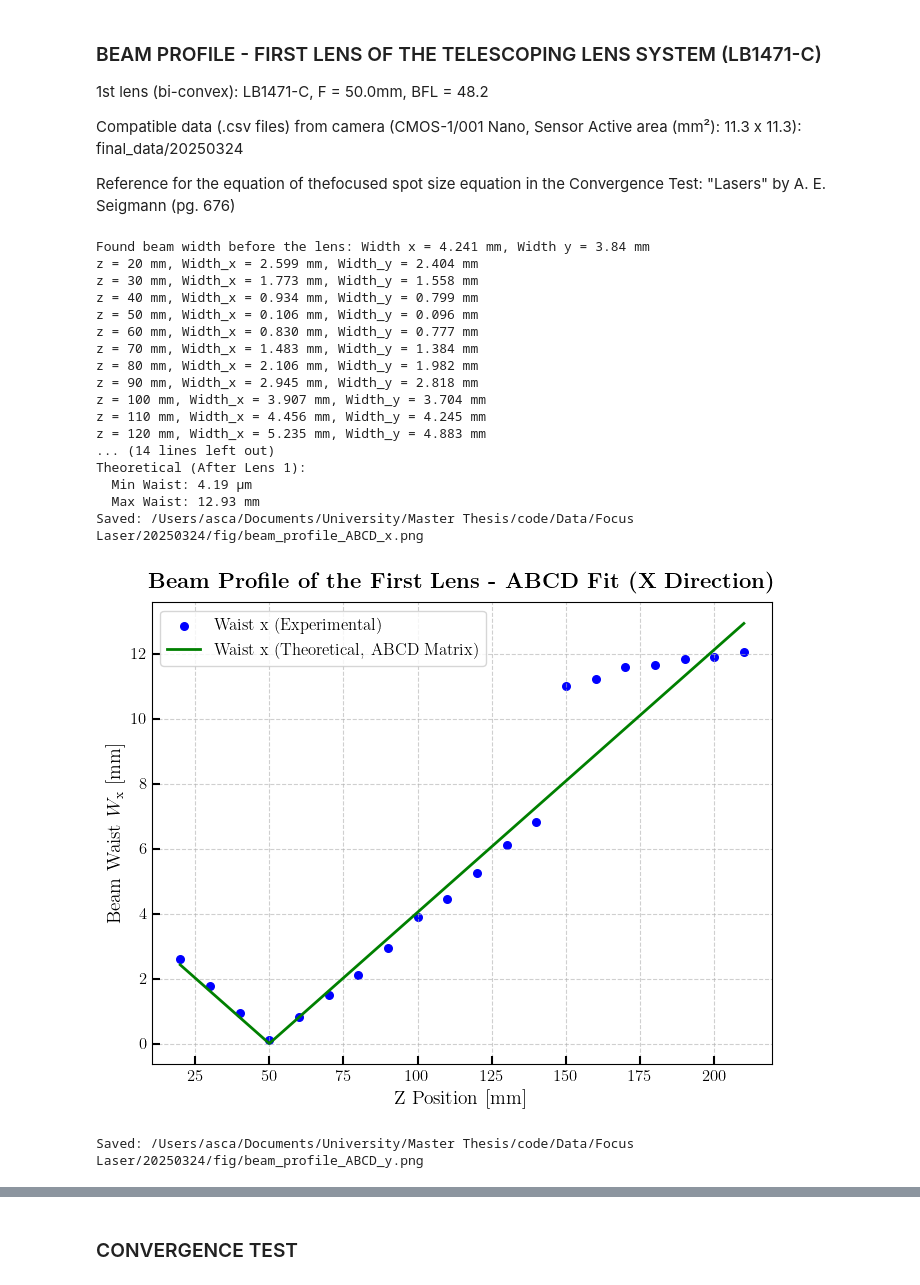
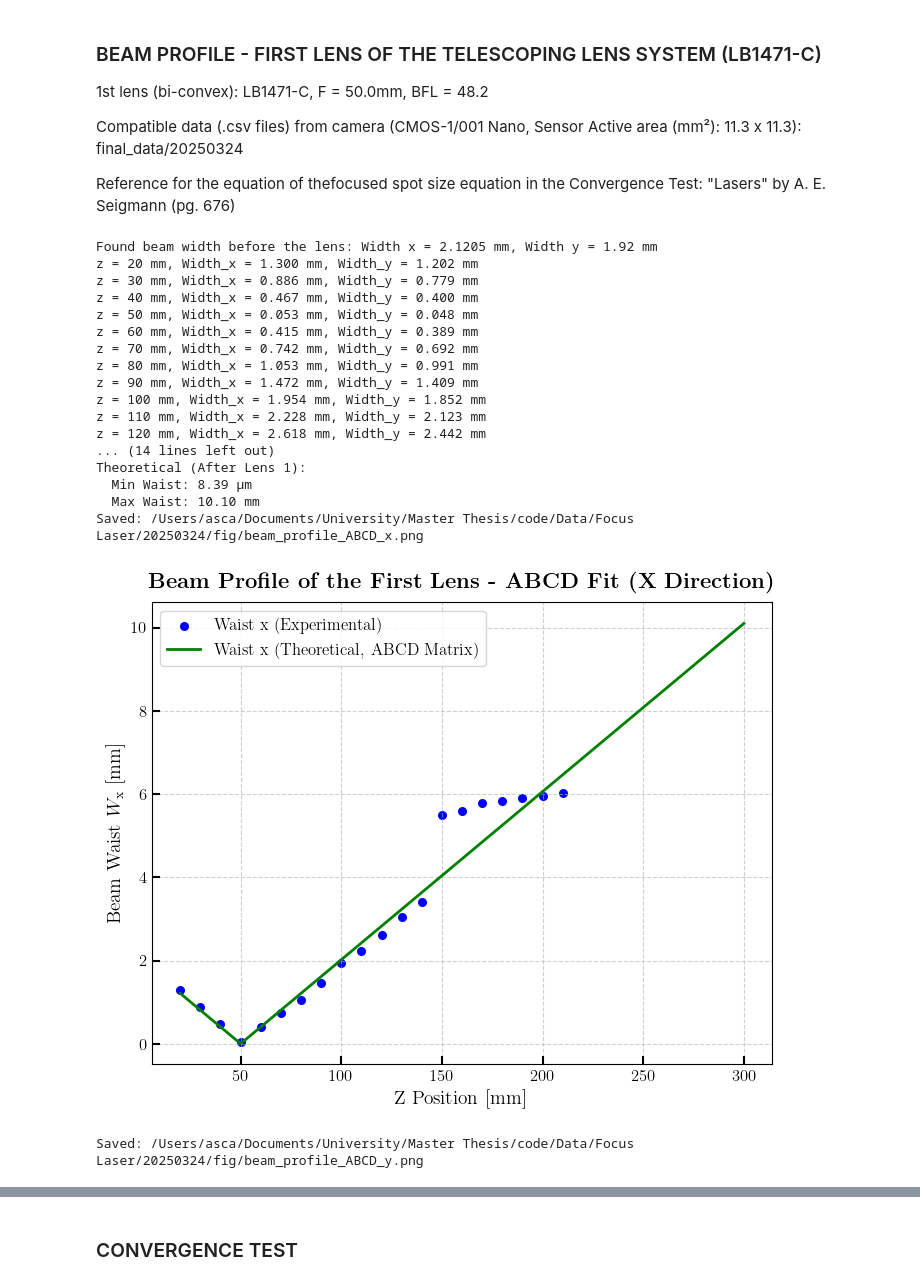
Before and after one commit to AscanioGalbiati/LISA_QPD_Gap, a Jupyter notebook: BeamProfile/beam_profile_first_lens_LB1471C.ipynb, the cells around one changed output, grey strips where cells are left out. Drawn from its saved outputs; the diff is of its cells as text; code cells hidden in the pictures.

```diff
--- a/BeamProfile/beam_profile_first_lens_LB1471C.ipynb
+++ b/BeamProfile/beam_profile_first_lens_LB1471C.ipynb
@@ -42,9 +42,9 @@ for file in file_list:
 
     for i, line in enumerate(lines):
         if "Width x" in line:
-            width_x.append(float(line.split()[2]))
+            width_x.append(float(line.split()[2])/2)
         if "Width y" in line:
-            width_y.append(float(line.split()[2]))
+            width_y.append(float(line.split()[2])/2)
 
 z_values = np.array(z_values)
 width_x = np.array(width_x)
@@ -80,9 +80,9 @@ def get_initial_beam_waist(file_path):
             if "2nd Moments" in line:
                 found_2nd_moments = True
             if found_2nd_moments and "Width x" in line:
-                width_x_initial = float(line.split()[2])
+                width_x_initial = float(line.split()[2])/2
             if found_2nd_moments and "Width y" in line:
-                width_y_initial = float(line.split()[2])
+                width_y_initial = float(line.split()[2])/2
 
         if width_x_initial is None or width_y_initial is None:
             print(f"Error: Could not find 'Width x' or 'Width y' in {file_path}. File content:")
@@ -120,8 +120,8 @@ D_lens = 1
 q1 = (A_lens * q0 + B_lens) / (C_lens * q0 + D_lens)  # Beam parameter just after the lens
 
 # Theoretical z-values for the curve
-z_theoretical = np.linspace(min(z_values), max(z_values), 1000000)
-#z_theoretical = np.linspace(min(z_values[z_values < z_lens2]), z_lens2, 1000)
+#z_theoretical = np.linspace(min(z_values), max(z_values), 1000000)
+z_theoretical = np.linspace(min(z_values[z_values < z_lens2]), z_lens2, 1000)
 W_theoretical = np.zeros_like(z_theoretical)
 
 # Propagate the beam in free space after the lens
@@ -165,46 +165,46 @@ plt.scatter(z_values, width_x, color='b', label='Waist x (Experimental)', marker
 plt.plot(z_theoretical, W_theoretical, color='g', linestyle='-', linewidth=2, label='Waist x (Theoretical, ABCD Matrix)')
 plt.xlabel(r'Z Position [mm]', fontsize=14)
 plt.ylabel(r'Beam Waist $W_{\rm{x}}$ [mm]', fontsize=14)
 plt.title(r'\textbf{Beam Profile of the First Lens - ABCD Fit (X Direction)}', fontsize=16, fontweight='bold', pad=10)
 plt.legend(loc='upper left', fontsize=12, frameon=True)
 plt.tick_params(axis='both', which='major', labelsize=12, length=6, width=1.5, direction='in')
 plt.grid(True, linestyle='--', alpha=0.6)
 save_beam_ABCD_x = os.path.join(fig_dir, "beam_profile_ABCD_x.png")
 plt.savefig(save_beam_ABCD_x, dpi=300, bbox_inches='tight', facecolor='white')
 print(f"Saved: {save_beam_ABCD_x}")
 plt.show()
 
 # Plot Width y vs. z
 plt.figure(figsize=(8, 6))
 plt.scatter(z_values, width_y, color='r', label='Waist y (Experimental)', marker='o', s=30)
 plt.plot(z_theoretical, W_theoretical, color='g', linestyle='-', linewidth=2, label='Waist y (Theoretical, ABCD Matrix)')
 plt.xlabel(r'Z Position [mm]', fontsize=14)
 plt.ylabel(r'Beam Waist $W_{\rm{y}}$ [mm]', fontsize=14)
 plt.title(r'\textbf{Beam Profile of the First Lens - ABCD Fit (Y Direction)}', fontsize=16, fontweight='bold', pad=10)
 plt.tick_params(axis='both', which='major', labelsize=12, length=6, width=1.5, direction='in')
 plt.legend(loc='upper left', fontsize=12, frameon=True)
 plt.grid(True, linestyle='--', alpha=0.6)
 save_beam_ABCD_y = os.path.join(fig_dir, "beam_profile_ABCD_y.png")
 plt.savefig(save_beam_ABCD_y, dpi=300, bbox_inches='tight', facecolor='white')
 print(f"Saved: {save_beam_ABCD_y}")
 plt.show()
 # %% [output]
-Found beam width before the lens: Width x = 4.241 mm, Width y = 3.84 mm
-z = 20 mm, Width_x = 2.599 mm, Width_y = 2.404 mm
-z = 30 mm, Width_x = 1.773 mm, Width_y = 1.558 mm
-z = 40 mm, Width_x = 0.934 mm, Width_y = 0.799 mm
-z = 50 mm, Width_x = 0.106 mm, Width_y = 0.096 mm
-z = 60 mm, Width_x = 0.830 mm, Width_y = 0.777 mm
-z = 70 mm, Width_x = 1.483 mm, Width_y = 1.384 mm
-z = 80 mm, Width_x = 2.106 mm, Width_y = 1.982 mm
-z = 90 mm, Width_x = 2.945 mm, Width_y = 2.818 mm
-z = 100 mm, Width_x = 3.907 mm, Width_y = 3.704 mm
-z = 110 mm, Width_x = 4.456 mm, Width_y = 4.245 mm
-z = 120 mm, Width_x = 5.235 mm, Width_y = 4.883 mm
+Found beam width before the lens: Width x = 2.1205 mm, Width y = 1.92 mm
+z = 20 mm, Width_x = 1.300 mm, Width_y = 1.202 mm
+z = 30 mm, Width_x = 0.886 mm, Width_y = 0.779 mm
+z = 40 mm, Width_x = 0.467 mm, Width_y = 0.400 mm
+z = 50 mm, Width_x = 0.053 mm, Width_y = 0.048 mm
+z = 60 mm, Width_x = 0.415 mm, Width_y = 0.389 mm
+z = 70 mm, Width_x = 0.742 mm, Width_y = 0.692 mm
+z = 80 mm, Width_x = 1.053 mm, Width_y = 0.991 mm
+z = 90 mm, Width_x = 1.472 mm, Width_y = 1.409 mm
+z = 100 mm, Width_x = 1.954 mm, Width_y = 1.852 mm
+z = 110 mm, Width_x = 2.228 mm, Width_y = 2.123 mm
+z = 120 mm, Width_x = 2.618 mm, Width_y = 2.442 mm
 ... (14 lines left out)
 Theoretical (After Lens 1):
-  Min Waist: 4.19 μm
-  Max Waist: 12.93 mm
+  Min Waist: 8.39 μm
+  Max Waist: 10.10 mm
 Saved: /Users/asca/Documents/University/Master Thesis/code/Data/Focus Laser/20250324/fig/beam_profile_ABCD_x.png
-[figure, old version]
+[figure, new version]
 Saved: /Users/asca/Documents/University/Master Thesis/code/Data/Focus Laser/20250324/fig/beam_profile_ABCD_y.png
```
Also changed, not shown: parts of 1 cell of this notebook, 3 other files.
